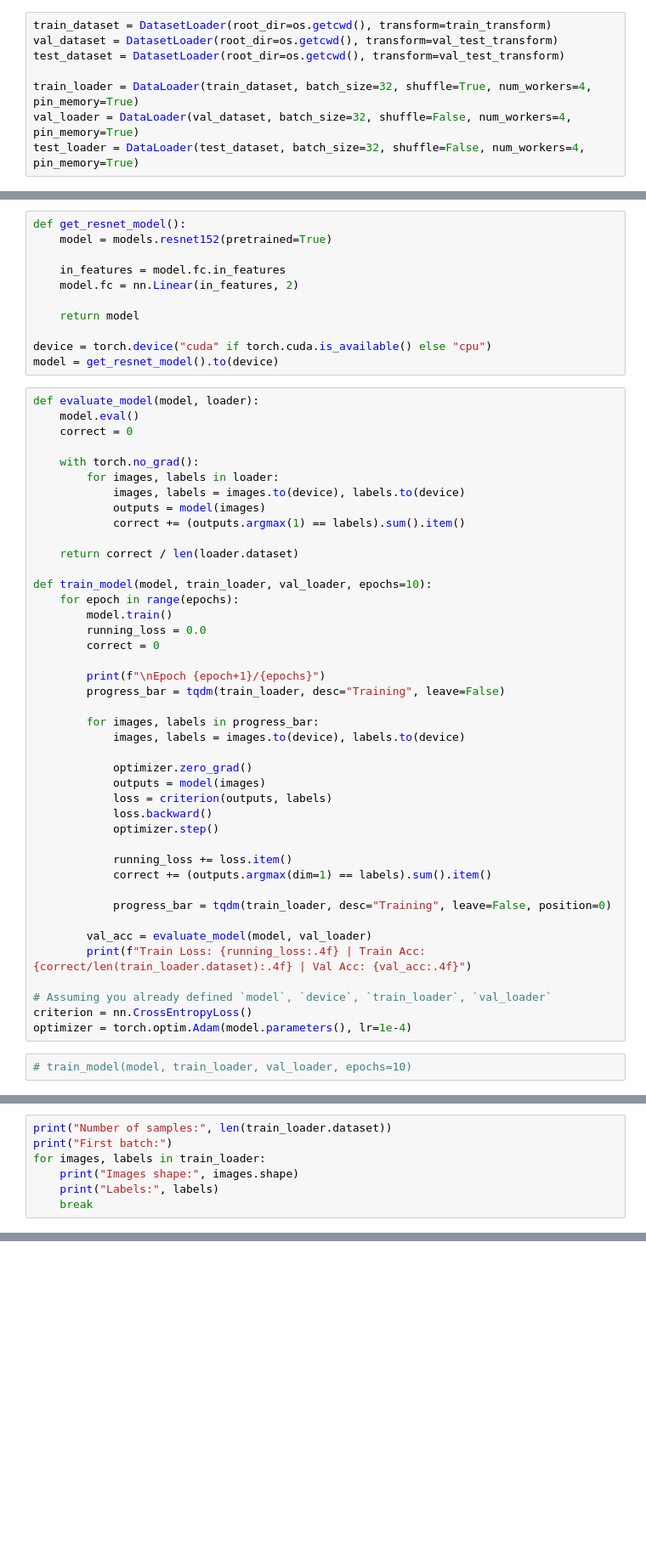
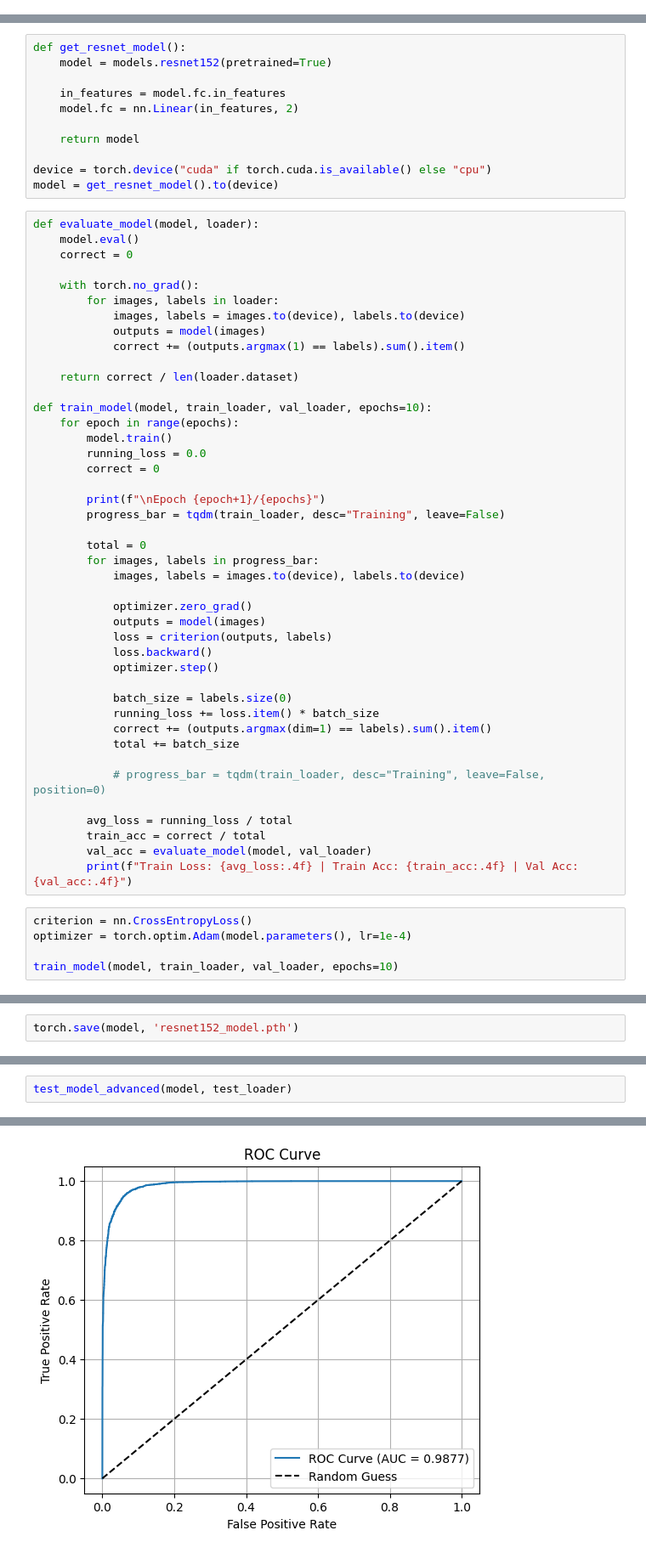
Before and after one commit to pranav-85/deep_fake, a Jupyter notebook: main.ipynb, the cells around one changed output, grey strips where cells are left out. Shown: that part at 85% size. Cells and saved outputs as stored; diff of their text form; blank space fills up the shorter version.

```diff
--- a/main.ipynb
+++ b/main.ipynb
@@ -188,8 +306,0 @@ val_test_transform = A.Compose([
-# %%
-train_dataset = DatasetLoader(root_dir=os.getcwd(), transform=train_transform)
-val_dataset = DatasetLoader(root_dir=os.getcwd(), transform=val_test_transform)
-test_dataset = DatasetLoader(root_dir=os.getcwd(), transform=val_test_transform)
-
-train_loader = DataLoader(train_dataset, batch_size=32, shuffle=True, num_workers=4, pin_memory=True)
-val_loader = DataLoader(val_dataset, batch_size=32, shuffle=False, num_workers=4, pin_memory=True)
-test_loader = DataLoader(test_dataset, batch_size=32, shuffle=False, num_workers=4, pin_memory=True)
@@ -226,6 +340,7 @@ def train_model(model, train_loader, val_loader, epochs=10):
         print(f"\nEpoch {epoch+1}/{epochs}")
         progress_bar = tqdm(train_loader, desc="Training", leave=False)
 
+        total = 0
         for images, labels in progress_bar:
             images, labels = images.to(device), labels.to(device)
 
@@ -235,18 +350,21 @@ def train_model(model, train_loader, val_loader, epochs=10):
             loss.backward()
             optimizer.step()
 
-            running_loss += loss.item()
+            batch_size = labels.size(0)
+            running_loss += loss.item() * batch_size
             correct += (outputs.argmax(dim=1) == labels).sum().item()
+            total += batch_size
 
-            progress_bar = tqdm(train_loader, desc="Training", leave=False, position=0)
+            # progress_bar = tqdm(train_loader, desc="Training", leave=False, position=0)
 
+        avg_loss = running_loss / total
+        train_acc = correct / total
         val_acc = evaluate_model(model, val_loader)
-        print(f"Train Loss: {running_loss:.4f} | Train Acc: {correct/len(train_loader.dataset):.4f} | Val Acc: {val_acc:.4f}")
-
-# Assuming you already defined `model`, `device`, `train_loader`, `val_loader`
-criterion = nn.CrossEntropyLoss()
-optimizer = torch.optim.Adam(model.parameters(), lr=1e-4)
+        print(f"Train Loss: {avg_loss:.4f} | Train Acc: {train_acc:.4f} | Val Acc: {val_acc:.4f}")
 # %%
-# train_model(model, train_loader, val_loader, epochs=10)
+criterion = nn.CrossEntropyLoss()
+optimizer = torch.optim.Adam(model.parameters(), lr=1e-4)
+
+train_model(model, train_loader, val_loader, epochs=10)
 # %% [output]
 Epoch 1/10
@@ -253,7 +399,2 @@ Epoch 1/10
 # %%
-print("Number of samples:", len(train_loader.dataset))
-print("First batch:")
-for images, labels in train_loader:
-    print("Images shape:", images.shape)
-    print("Labels:", labels)
-    break
+torch.save(model, 'resnet152_model.pth')
@@ -273,0 +478,3 @@ Label: 0
+# %%
+test_model_advanced(model, test_loader)
+# %% [output]
@@ -273,0 +485 @@ Label: 0
+[figure, added]
```
Also changed, not shown: parts of 38 cells of this notebook, 5 other files.
